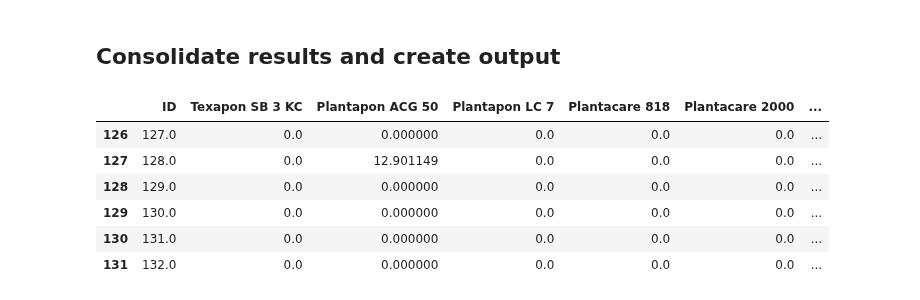
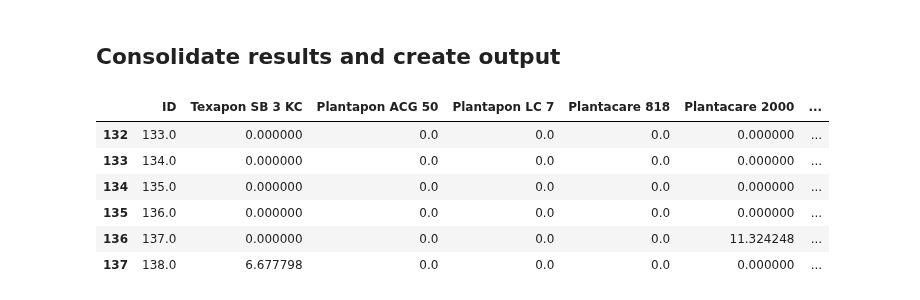
Before and after one commit to AniketChitre/formulations-prep, a Jupyter notebook: balance_analysis.ipynb, the cells around one changed output. Cells and saved outputs as stored; diff of their text form; code cells hidden in the pictures.

```diff
--- a/balance_analysis.ipynb
+++ b/balance_analysis.ipynb
@@ -6,7 +6,7 @@ import pandas as pd
 %matplotlib notebook
 
 speciesList = pmb.PipettingSpecies.readCSV('SpeciesDictionary.csv')
-instructions = pmb.PipettingInstructions.readCSV('DoE_csv/MasterDataset_OT_DoE_06-7-03-23.csv', firstRow=126, lastRow=132)
+instructions = pmb.PipettingInstructions.readCSV('DoE_csv/MasterDataset_OT_DoE_06-7-03-23.csv', firstRow=132, lastRow=138)
 targetVolume = 10
 sampleList = pmb.PipettingSample.createSamples(instructions,targetVol=targetVolume)
 maxVolume = 1
@@ -15,7 +15,7 @@ for sample in sampleList:
     sample.getVolFracSeries(speciesDictionary=speciesList)
 steps = pmb.PipettingStep.createSteps(instructions=instructions,speciesDictionary=speciesList,sampleList=sampleList,maxVol=maxVolume)
 
-massProfile = pmb.MassProfile('mass_data/MassProfile_060323_S127-132.csv',t_baseline=50,derivNoise=0.005,secDerivNoise=0.001)
+massProfile = pmb.MassProfile('mass_data/MassProfile_070323_S133-138.csv',t_baseline=25,derivNoise=0.005,secDerivNoise=0.001)
 # %% [markdown]
 ## Analyse Water Addition
 # %%
@@ -90,19 +93,19 @@ Addition of 0.437g Arlypon TT detected from 3202s to 3218s - expected volume = 0
 # %%
 for step in steps:
     step.addToSample()
 actualMassFractions = pd.DataFrame(dtype='float64').reindex_like(instructions)
 actualMassFractions[:]=0
 for i in range(len(sampleList)):
     actualMassFractions['ID'].iloc[i] = sampleList[i].sampleId
     for entry in sampleList[i].addedMassSeries.iteritems():
         actualMassFractions[entry[0]].iloc[i] = entry[1]/sampleList[i].actualMass*100
-actualMassFractions.to_csv('mass_data/FreshlyAnalysed_060323_S127-S132.csv', index=False)
+actualMassFractions.to_csv('mass_data/FreshlyAnalysed_070323_S133-S138.csv', index=False)
 actualMassFractions
 # %% [output]
 |  | ID | Texapon SB 3 KC | Plantapon ACG 50 | Plantapon LC 7 | Plantacare 818 | Plantacare 2000 | ... |
-| 126 | 127.0 | 0.0 | 0.000000 | 0.0 | 0.0 | 0.0 | ... |
-| 127 | 128.0 | 0.0 | 12.901149 | 0.0 | 0.0 | 0.0 | ... |
-| 128 | 129.0 | 0.0 | 0.000000 | 0.0 | 0.0 | 0.0 | ... |
-| 129 | 130.0 | 0.0 | 0.000000 | 0.0 | 0.0 | 0.0 | ... |
-| 130 | 131.0 | 0.0 | 0.000000 | 0.0 | 0.0 | 0.0 | ... |
-| 131 | 132.0 | 0.0 | 0.000000 | 0.0 | 0.0 | 0.0 | ... |
+| 132 | 133.0 | 0.000000 | 0.0 | 0.0 | 0.0 | 0.000000 | ... |
+| 133 | 134.0 | 0.000000 | 0.0 | 0.0 | 0.0 | 0.000000 | ... |
+| 134 | 135.0 | 0.000000 | 0.0 | 0.0 | 0.0 | 0.000000 | ... |
+| 135 | 136.0 | 0.000000 | 0.0 | 0.0 | 0.0 | 0.000000 | ... |
+| 136 | 137.0 | 0.000000 | 0.0 | 0.0 | 0.0 | 11.324248 | ... |
+| 137 | 138.0 | 6.677798 | 0.0 | 0.0 | 0.0 | 0.000000 | ... |
```
Also changed, not shown: parts of 4 cells of this notebook, 7 other files.
